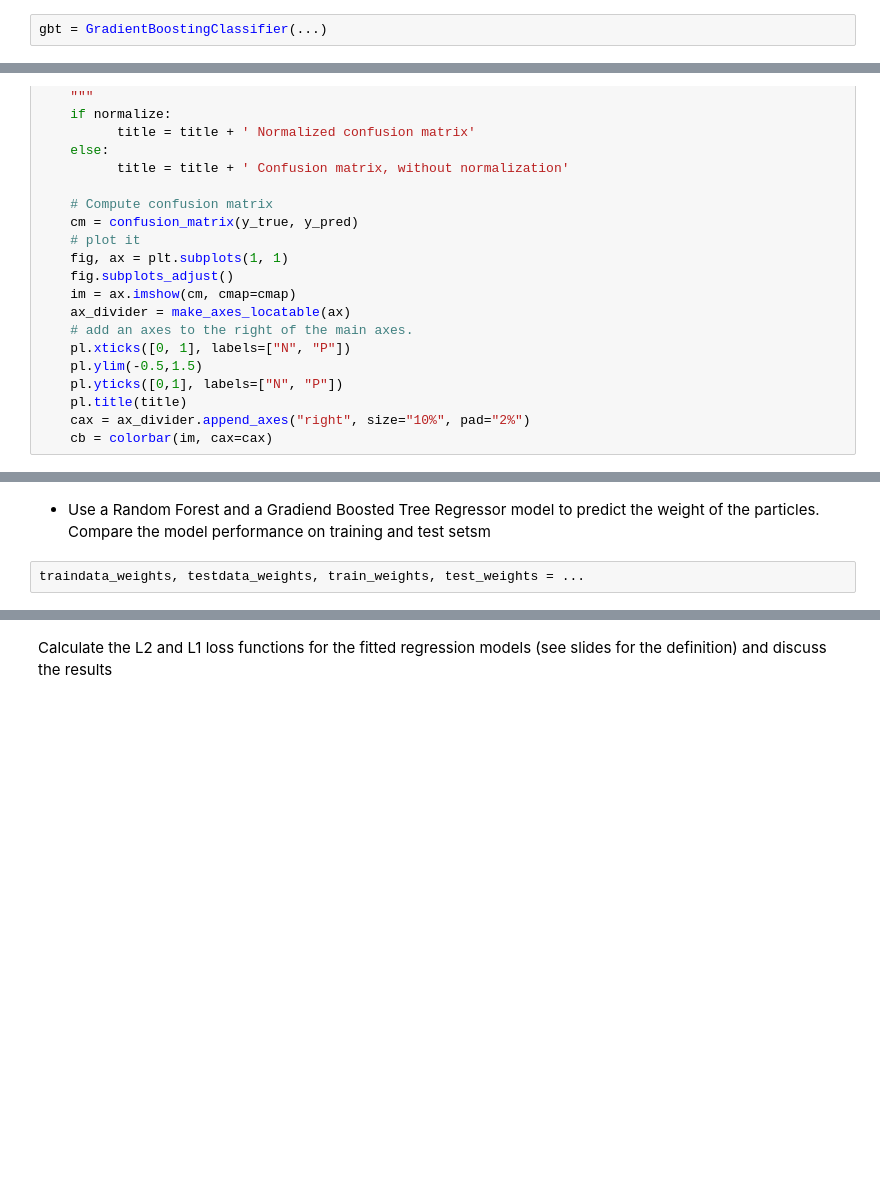
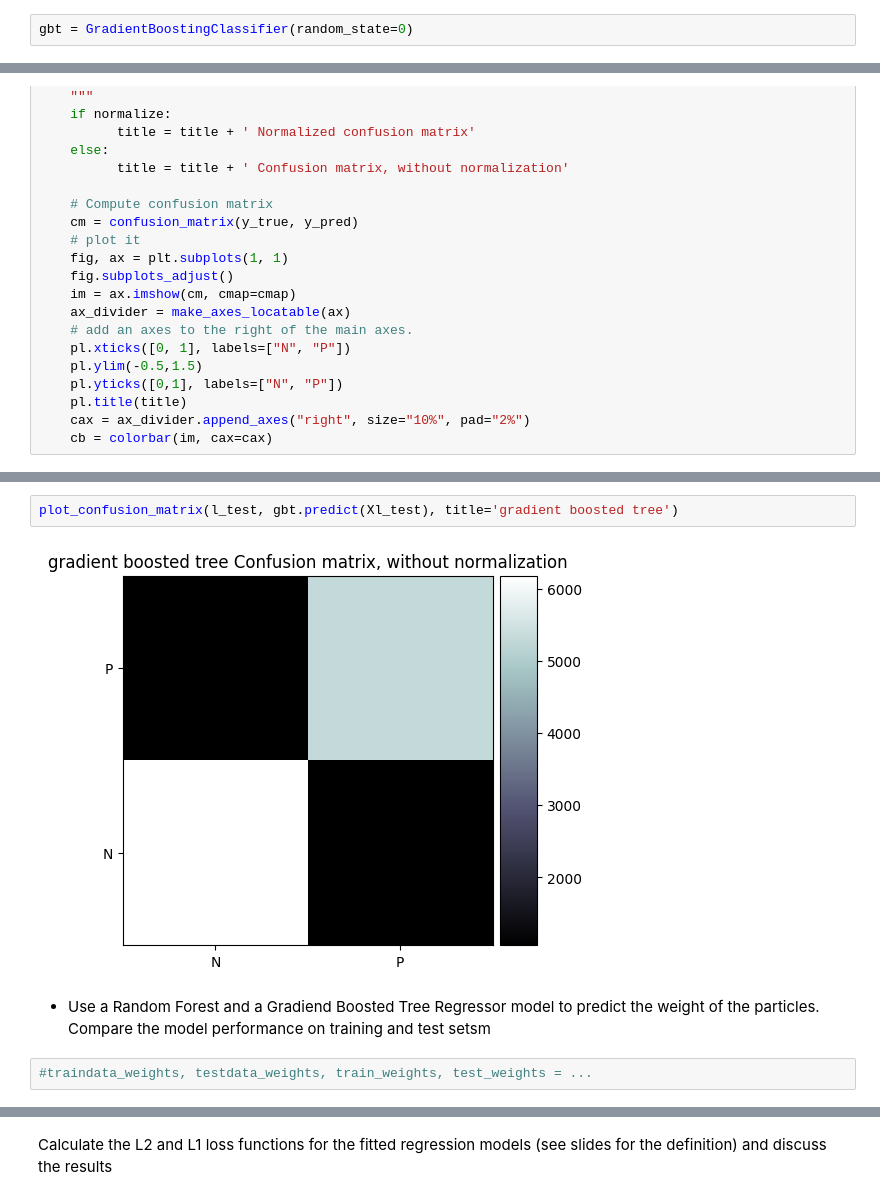
Before and after one commit to laurabersani/MLPNS_LBersani, a Jupyter notebook: Copia_di_higgsbosonSearch.ipynb, the cells around one changed output, grey strips where cells are left out. Saved outputs shown, nothing was run; the diff lists cells and outputs as text; blank space fills up the shorter version.

```diff
--- a/Copia_di_higgsbosonSearch.ipynb
+++ b/Copia_di_higgsbosonSearch.ipynb
@@ -269,5 +276,5 @@ Parameters currently in use:
  'verbose': 0,
  'warm_start': False}
 # %%
-gbt = GradientBoostingClassifier(...)
+gbt = GradientBoostingClassifier(random_state=0)
 # %%
@@ -323,7 +340,11 @@ def plot_confusion_matrix(y_true, y_pred,
+# %%
+plot_confusion_matrix(l_test, gbt.predict(Xl_test), title='gradient boosted tree')
+# %% [output]
+[figure, added]
 # %% [markdown]
 
 - Use a Random Forest and a Gradiend Boosted Tree Regressor model to predict the weight of the particles. Compare the model performance on training and test setsm
 # %%
-traindata_weights, testdata_weights, train_weights, test_weights = ...
+#traindata_weights, testdata_weights, train_weights, test_weights = ...
 # %%
 from sklearn.ensemble import RandomForestRegressor
```
Also changed, not shown: parts of 25 cells of this notebook.
